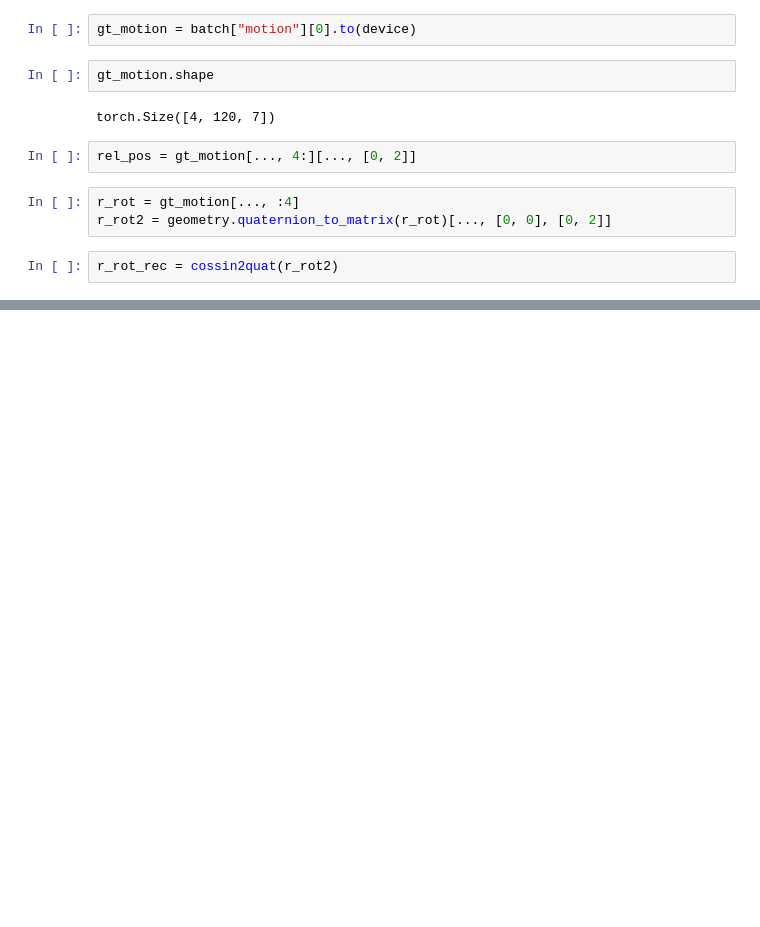
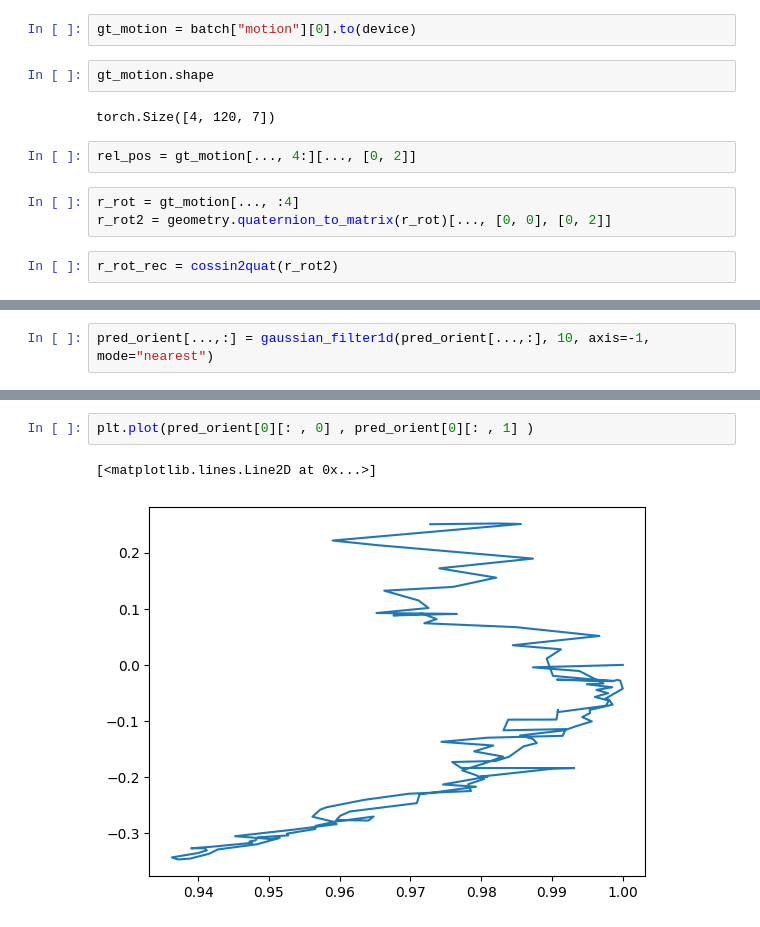
Before and after one commit to sohananisetty/ATCMG, a Jupyter notebook: SMPLX_VQVAE.ipynb, the cells around one changed output, grey strips where cells are left out. Cells and saved outputs as stored; diff of their text form; blank space fills up the shorter version.

```diff
--- a/SMPLX_VQVAE.ipynb
+++ b/SMPLX_VQVAE.ipynb
@@ -454,0 +589,2 @@ torch.Size([120, 2])
+# %%
+pred_orient[...,:] = gaussian_filter1d(pred_orient[...,:], 10, axis=-1, mode="nearest")
@@ -464,0 +646,5 @@ plt.plot(pred_orient[0].cpu()[: , 0] , pred_orient[0].cpu()[: , 1] )
+# %%
+plt.plot(pred_orient[0][: , 0] , pred_orient[0][: , 1] )
+# %% [output]
+[<matplotlib.lines.Line2D at 0x...>]
+[figure, added]
```
Also changed, not shown: parts of 41 cells of this notebook, 23 other files.
